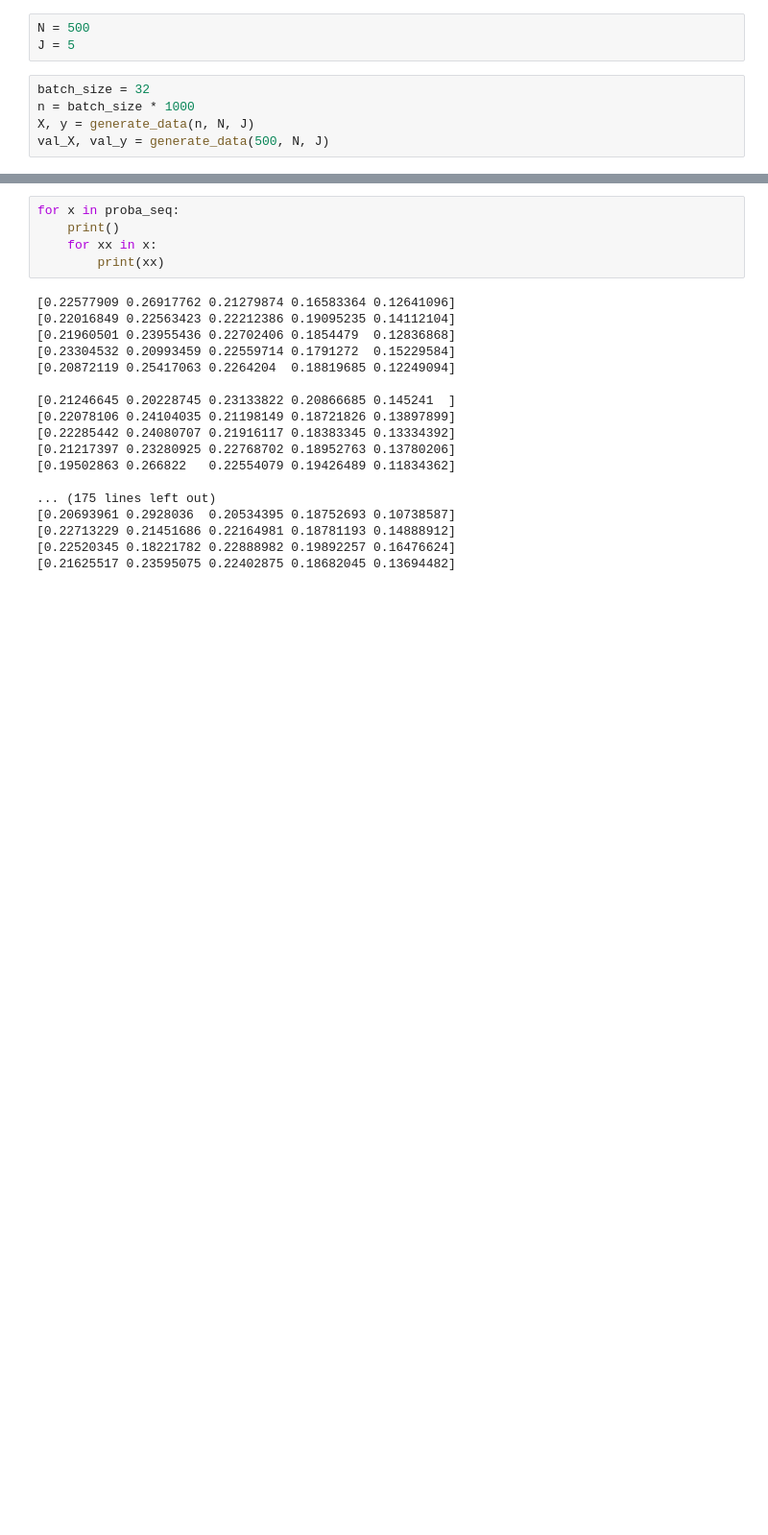
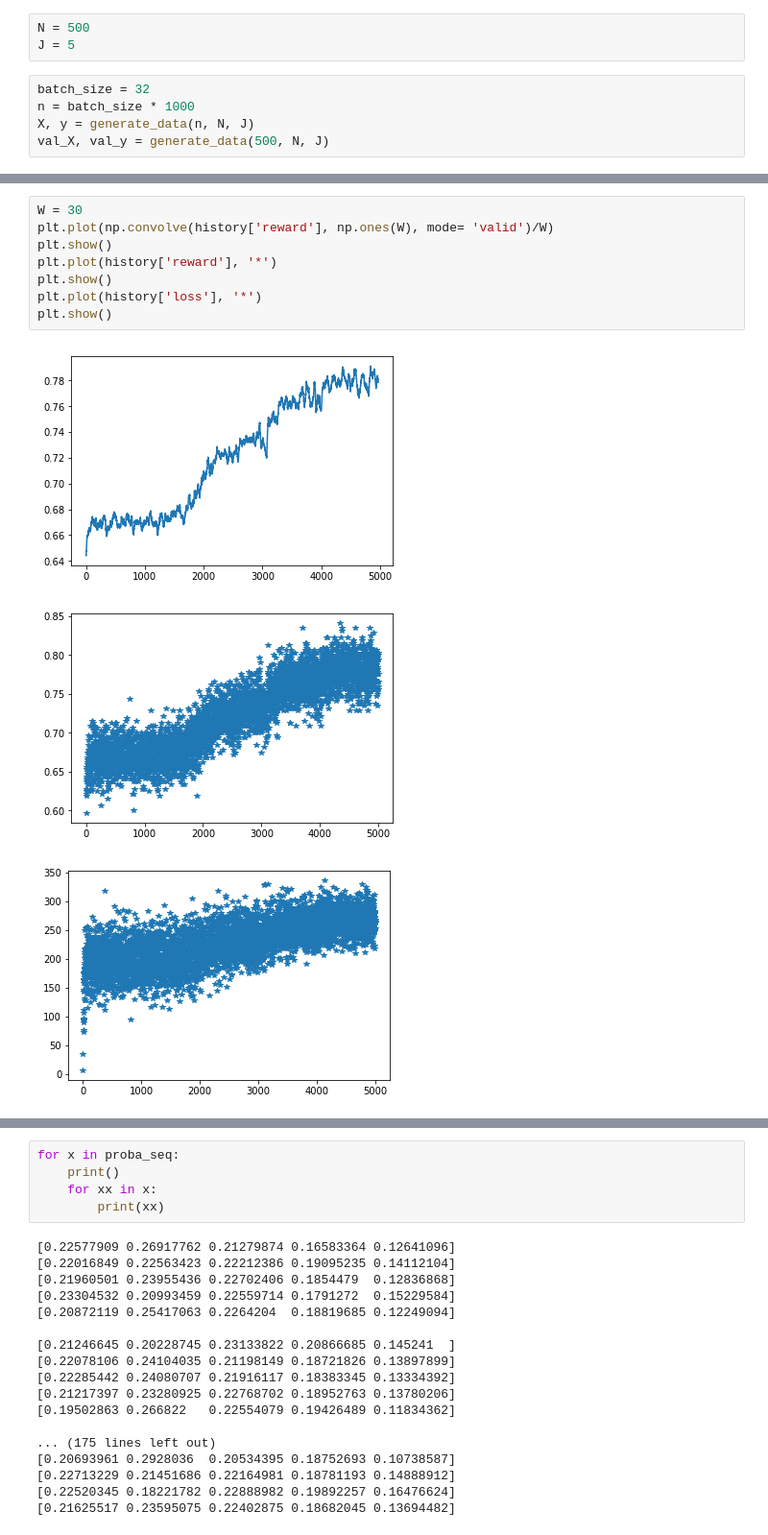
Before and after one commit to felixgaschi/learning-multiagent-communication, a Jupyter notebook: CommNet.ipynb, the cells around one changed output, grey strips where cells are left out. Shown at 96% size. Saved outputs shown, nothing was run; the diff lists cells and outputs as text; blank space fills up the shorter version.

```diff
--- a/CommNet.ipynb
+++ b/CommNet.ipynb
@@ -385,3 +424,15 @@ If you're reading this message in another frontend (for example, a static render
+# %%
+W = 30
+plt.plot(np.convolve(history['reward'], np.ones(W), mode= 'valid')/W)
+plt.show()
+plt.plot(history['reward'], '*')
+plt.show()
+plt.plot(history['loss'], '*')
+plt.show()
+# %% [output]
+[figure, added]
+[figure, added]
+[figure, added]
 # %%
 W = 30
 plt.plot(np.convolve(history['reward'], np.ones(W), mode= 'valid')/W)
```
Also changed, not shown: parts of 4 cells of this notebook.
